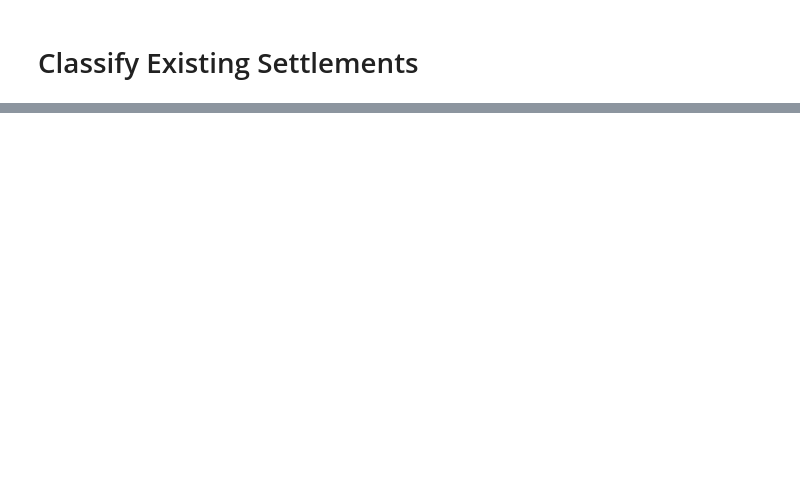
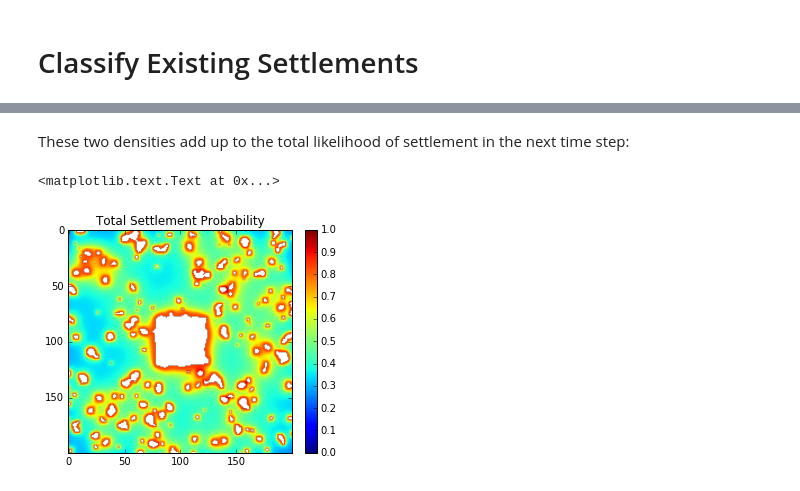
Before and after one commit to adrianalbert/city-simulator, a Jupyter notebook: Scratchwork.ipynb, the cells around one changed output, grey strips where cells are left out. Saved outputs shown, nothing was run; the diff lists cells and outputs as text; code cells hidden in the pictures; blank space fills up the shorter version.

```diff
--- a/Scratchwork.ipynb
+++ b/Scratchwork.ipynb
@@ -83,0 +71,12 @@ plt.title('Urban')
+# %% [markdown]
+These two densities add up to the total likelihood of settlement in the next time step:
+# %%
+fig = plt.figure(figsize = (5, 4))
+
+ax = fig.add_subplot(111)
+im = ax.imshow(densities[0] + densities[1], vmin = 0, vmax = 1)
+plt.colorbar(im)
+plt.title('Total Settlement Probability')
+# %% [output]
+<matplotlib.text.Text at 0x...>
+[figure, added]
```
Also changed, not shown: parts of 16 cells of this notebook, 1 other file.
